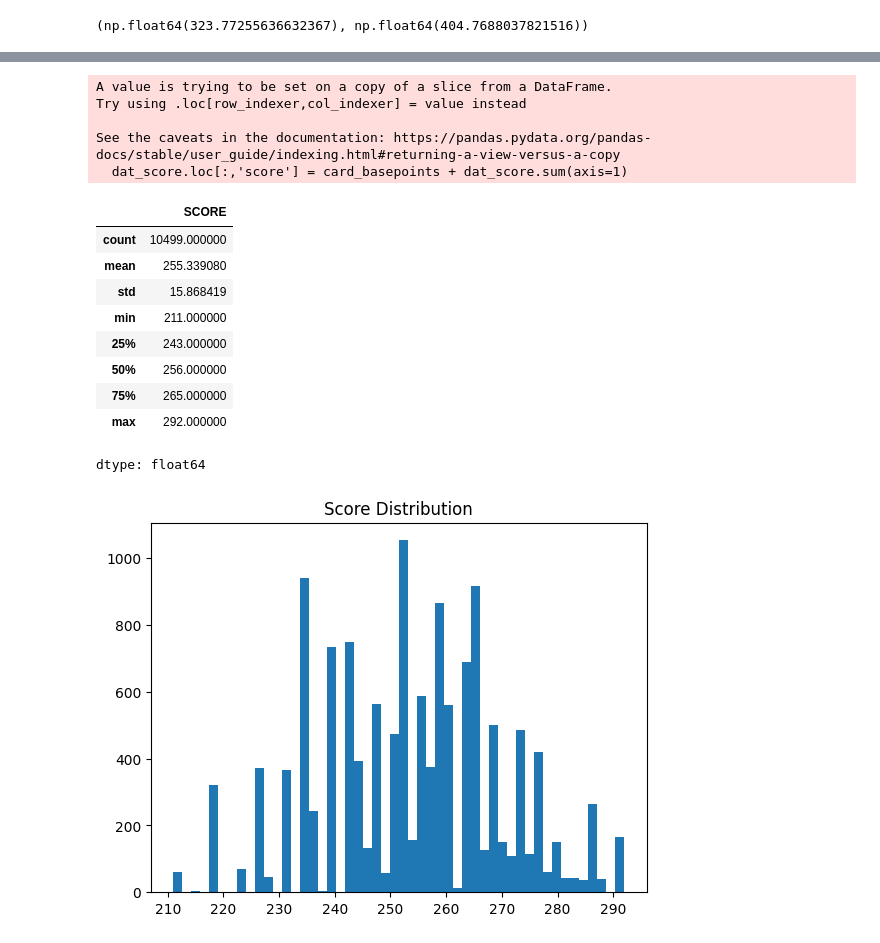
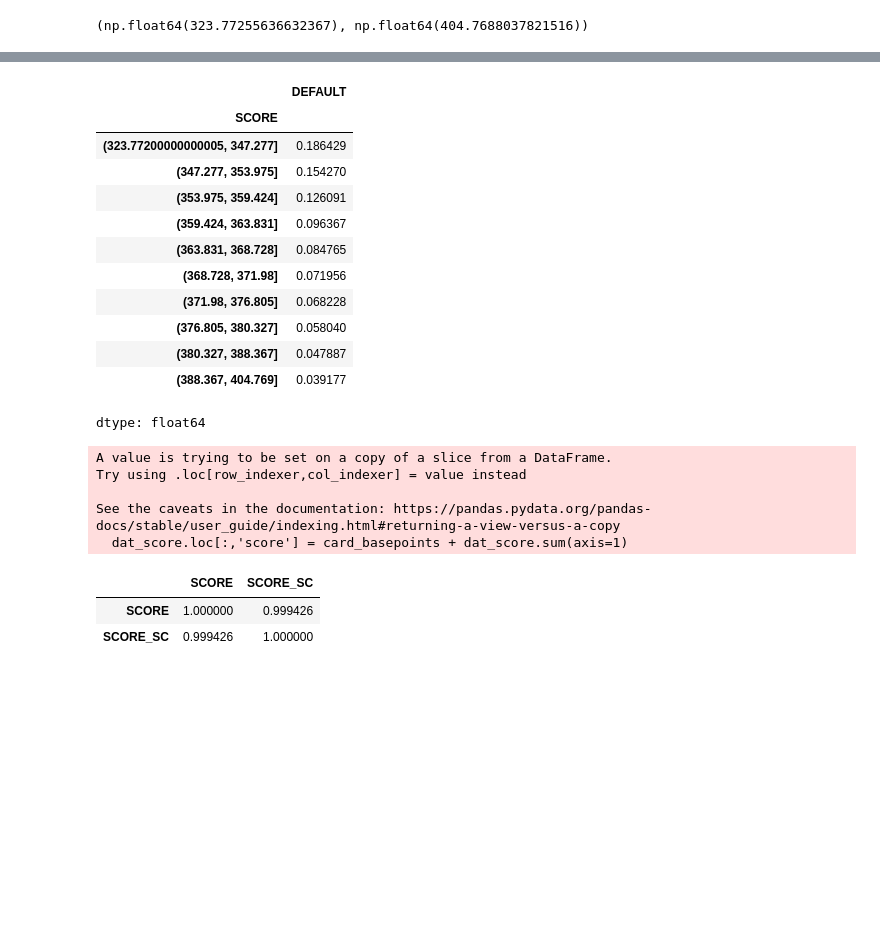
Before and after one commit to chamathjh/retail_credit_scorecard, a Jupyter notebook: retail_credit_scorecard_python.ipynb, the cells around one changed output, grey strips where cells are left out. Saved outputs shown, nothing was run; the diff lists cells and outputs as text; code cells hidden in the pictures; blank space fills up the shorter version.

Commit message:
defined grades, calculated scorecard KPIs, finalized the scorecard dev. Documentation and fine tuning remain

```diff
--- a/retail_credit_scorecard_python.ipynb
+++ b/retail_credit_scorecard_python.ipynb
@@ -435,7 +436,7 @@ card = sc.scorecard(
     model=lr,
     xcolumns=selected_vars,
     points0=300,
-    odds0=1/50,
+    odds0=50,
     pdo=20
 )
 # %%
@@ -553,0 +562,35 @@ total_min_score, total_max_score
+# %%
+score_dict = {}
+
+for var in selected_vars:
+    score_dict[var] = score_table[score_table["variable"] == var][
+        ["bin", "score"]
+    ].reset_index(drop=True)
+# %%
+def score_variable(value, bin_score_df):
+    """
+    value: raw variable value
+    bin_score_df: dataframe with columns ['bin', 'score']
+    """
+    for _, row in bin_score_df.iterrows():
+        bin_str = row["bin"]
+        score = row["score"]
+
+        # Parse bin string like '[-inf,11000.0)'
+        left, right = bin_str.strip("[]()").split(",")
+        left = float(left) if left != "-inf" else -float("inf")
+        right = float(right) if right != "inf" else float("inf")
+
+        if left <= value < right:
+            return score
+
+    return 0.0  # fallback (should not happen)
+# %%
+df_final["SCORE"] = 0.0
+
+for var in selected_vars:
+    bin_score_df = score_dict[var]
+
+    df_final["SCORE"] += df_final[var].apply(
+        lambda x: score_variable(x, bin_score_df)
+    )
@@ -554,28 +621,31 @@ total_min_score, total_max_score
+# %%
+df_final.groupby(
+    pd.qcut(df_final["SCORE"], 10)
+)["DEFAULT"].mean()
+# %% [output]
+|  | DEFAULT |
+| SCORE |  |
+| (323.77200000000005, 347.277] | 0.186429 |
+| (347.277, 353.975] | 0.154270 |
+| (353.975, 359.424] | 0.126091 |
+| (359.424, 363.831] | 0.096367 |
+| (363.831, 368.728] | 0.084765 |
+| (368.728, 371.98] | 0.071956 |
+| (371.98, 376.805] | 0.068228 |
+| (376.805, 380.327] | 0.058040 |
+| (380.327, 388.367] | 0.047887 |
+| (388.367, 404.769] | 0.039177 |
+dtype: float64
 # %%
-df["SCORE"] = sc.scorecard_ply(df_final, card)
+df_final["SCORE_SC"] = sc.scorecard_ply(df_final, card)
 
-df["SCORE"].describe()
+df_final[["SCORE", "SCORE_SC"]].corr()
 # %% [output]
 A value is trying to be set on a copy of a slice from a DataFrame.
 Try using .loc[row_indexer,col_indexer] = value instead
 
 See the caveats in the documentation: https://pandas.pydata.org/pandas-docs/stable/user_guide/indexing.html#returning-a-view-versus-a-copy
   dat_score.loc[:,'score'] = card_basepoints + dat_score.sum(axis=1)
-|  | SCORE |
-| count | 10499.000000 |
-| mean | 255.339080 |
-| std | 15.868419 |
-| min | 211.000000 |
-| 25% | 243.000000 |
-| 50% | 256.000000 |
-| 75% | 265.000000 |
-| max | 292.000000 |
+|  | SCORE | SCORE_SC |
+| SCORE | 1.000000 | 0.999426 |
+| SCORE_SC | 0.999426 | 1.000000 |
-dtype: float64
-# %%
-import matplotlib.pyplot as plt
-
-plt.hist(df["SCORE"], bins=50)
-plt.title("Score Distribution")
-plt.show()
-# %% [output]
-[figure, removed]
```
Also changed, not shown: parts of 23 cells of this notebook.
